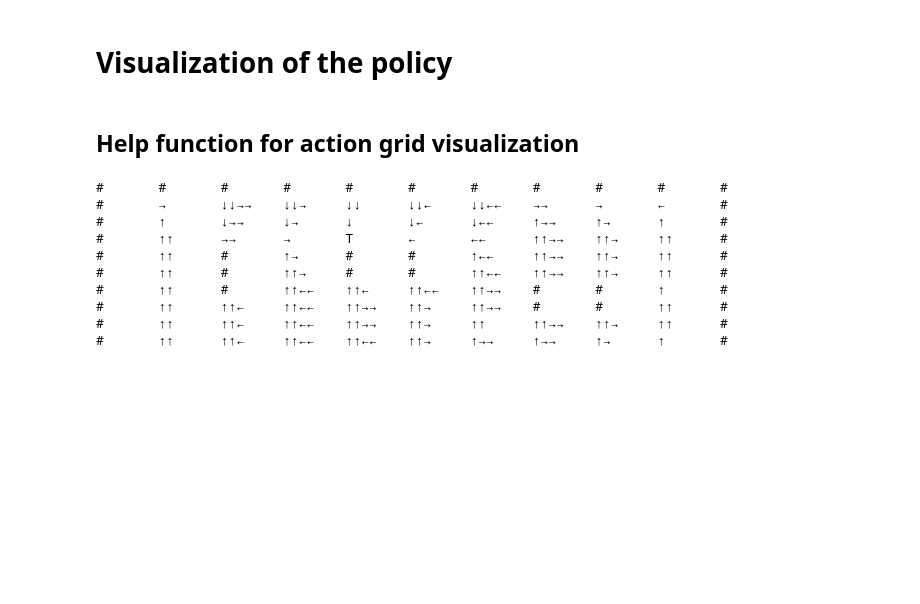
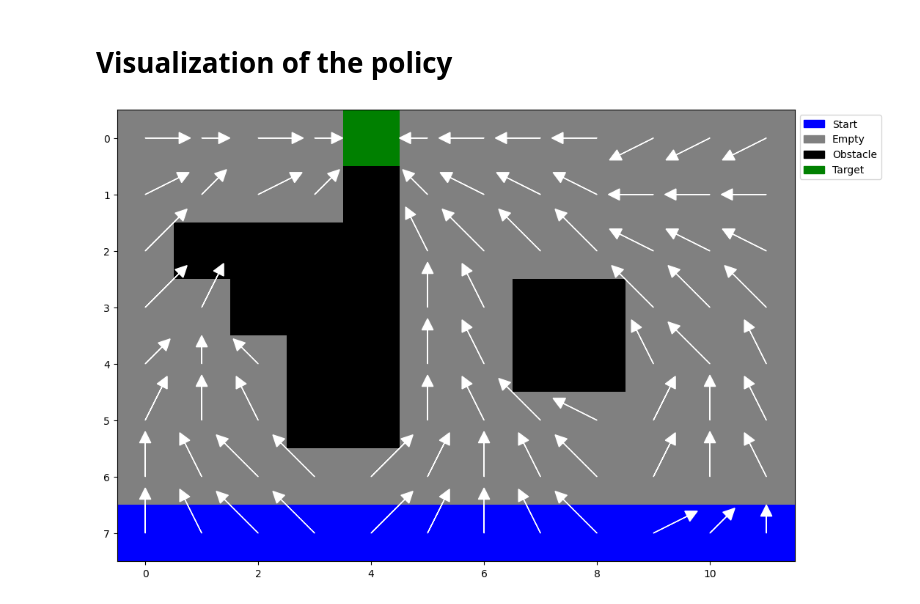
Before and after one commit to tobsel7/course-machine-learning-tuvienna, a Jupyter notebook: src/exercise3/reinforcement_learning_robot.ipynb, the cells around one changed output. Cells and saved outputs as stored; diff of their text form; code cells hidden in the pictures; blank space fills up the shorter version.

```diff
--- a/src/exercise3/reinforcement_learning_robot.ipynb
+++ b/src/exercise3/reinforcement_learning_robot.ipynb
@@ -45,9 +64,8 @@ target = tuple(np.argwhere(game_grid == target_field)[0])
 actions = [(i, j) for i in range(-max_velocity, max_velocity + 1) for j in range(-max_velocity, max_velocity + 1) if (i, j) != (0, 0)]
 
 states = [(i, j) for i in range(len(game_grid)) for j in range(len(game_grid[0])) if game_grid[i, j] != obstacle_field]
-policy = {state: actions[np.random.randint(len(actions))] for state in states}
 
 state_values = {state: 0 for state in states}
-state_visits = {state: 0 for state in states}
+state_visits = {state: 1 for state in states} # simple way to prevent division by zero, could be done differently
 # %% [markdown]
 # Episode generation function
@@ -79,17 +119,10 @@ for _ in range(n_episodes):
     start_options = np.argwhere(game_grid == start_field)
     start = tuple(start_options[np.random.randint(start_options.shape[0])])
 
-    episode = generate_episode(game_grid, actions, policy, start)
+    episode = generate_episode(game_grid, actions, start)
 
     total_return = 0
     for state, action in reversed(episode):
         total_return = gamma * total_return - 1
         state_values[state] += total_return
         state_visits[state] += 1
-
-    for state in state_values.keys():
-        if state not in [start, target]:
-            possible_actions = [a for a in actions if tuple(np.add(state, a)) in states and game_grid[tuple(np.add(state, a))] != obstacle_field]
-
-            best_action = max(possible_actions, key=lambda a: state_values.get(tuple(np.add(state, a)), 0))
-            policy[state] = best_action
@@ -96,4 +133,10 @@ for _ in range(n_episodes):
+# %%
+policy = {}
+for state in state_values.keys():
+    if state != target:
+        possible_actions = [a for a in actions if tuple(np.add(state, a)) in states and game_grid[tuple(np.add(state, a))] != obstacle_field]
+
+        best_action = max(possible_actions, key=lambda a: state_values.get(tuple(np.add(state, a))) / state_visits.get(tuple(np.add(state, a))))
+        policy[state] = best_action
 # %% [markdown]
 # Visualization of the policy
-# %% [markdown]
-## Help function for action grid visualization
@@ -122,21 +143,4 @@ def determine_direction_arrows(x, y):
-# %%
-for i in range(len(game_grid)):
-    for j in range(len(game_grid[0])):
-        if target[0] == i and target[1] == j:
-            print("T", end="\t")
-        elif game_grid[i,j] == obstacle_field:
-            print("#", end="\t")
-        else:
-            print(determine_direction_arrows(*policy[i,j]), end="\t")
-    print()
-# %% [output]
-#       #       #       #       #       #       #       #       #       #       #
-#       →       ↓↓→→    ↓↓→     ↓↓      ↓↓←     ↓↓←←    →→      →       ←       #
-#       ↑       ↓→→     ↓→      ↓       ↓←      ↓←←     ↑→→     ↑→      ↑       #
-#       ↑↑      →→      →       T       ←       ←←      ↑↑→→    ↑↑→     ↑↑      #
-#       ↑↑      #       ↑→      #       #       ↑←←     ↑↑→→    ↑↑→     ↑↑      #
-#       ↑↑      #       ↑↑→     #       #       ↑↑←←    ↑↑→→    ↑↑→     ↑↑      #
-#       ↑↑      #       ↑↑←←    ↑↑←     ↑↑←←    ↑↑→→    #       #       ↑       #
-#       ↑↑      ↑↑←     ↑↑←←    ↑↑→→    ↑↑→     ↑↑→→    #       #       ↑↑      #
-#       ↑↑      ↑↑←     ↑↑←←    ↑↑→→    ↑↑→     ↑↑      ↑↑→→    ↑↑→     ↑↑      #
-#       ↑↑      ↑↑←     ↑↑←←    ↑↑←←    ↑↑→     ↑→→     ↑→→     ↑→      ↑       #
+# %%
+plot_grid(game_grid, policy=policy)
+# %% [output]
+[figure, added]
```
Also changed, not shown: parts of 16 cells of this notebook, 3 other files.
